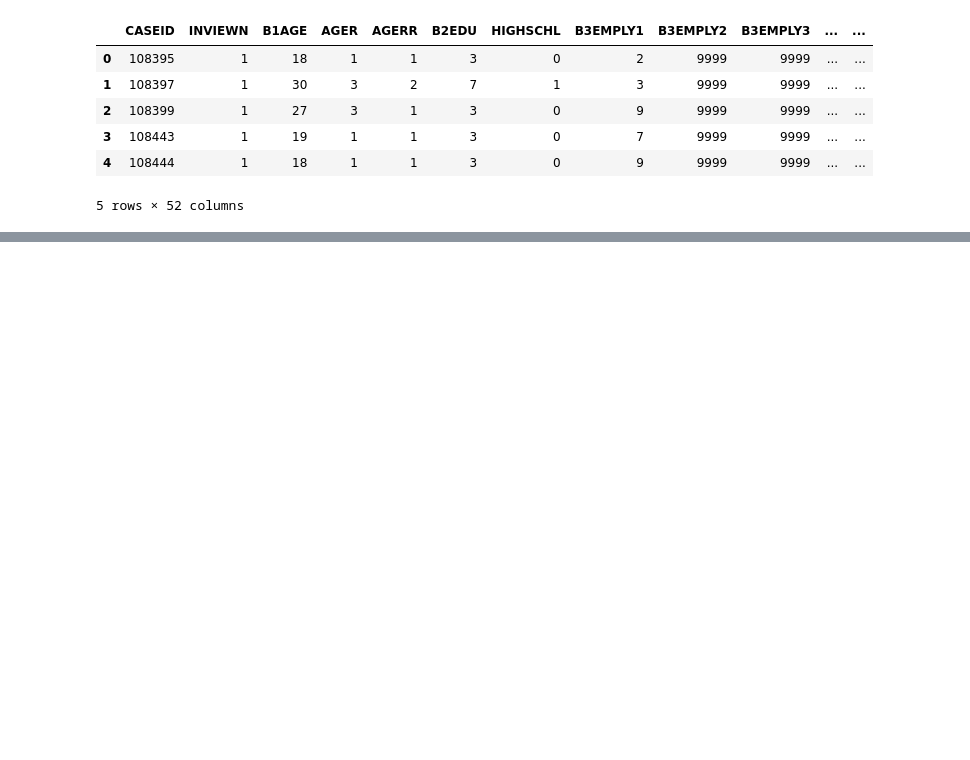
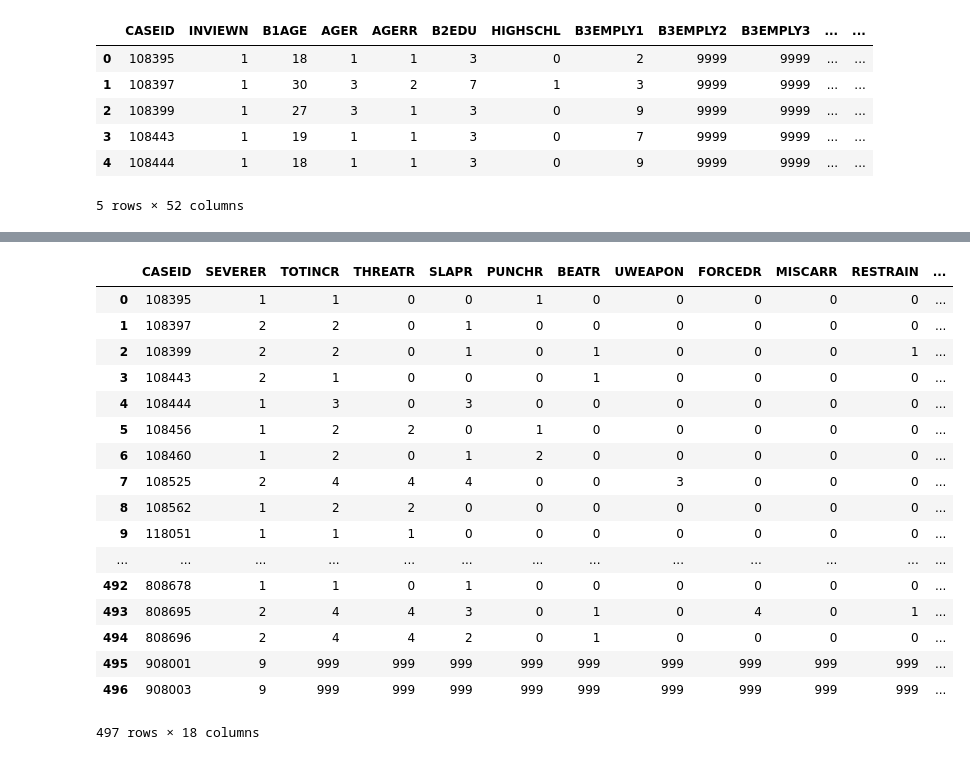
Before and after one commit to codeup-capstone-one/domestic-violence, a Jupyter notebook: jesse_dvproject.ipynb, the cells around one changed output, grey strips where cells are left out. Drawn from its saved outputs; the diff is of its cells as text; code cells hidden in the pictures; blank space fills up the shorter version.

```diff
--- a/jesse_dvproject.ipynb
+++ b/jesse_dvproject.ipynb
@@ -188,0 +171,41 @@ dfn.to_csv("data/1st_half.csv", index=False)
+# %%
+# Specify columns to take from dataframes 6, 8, 11, and 12:
+
+
+six_cols = ['CASEID',
+            'M5FIRED',
+            'M11HIGH',
+            'M35SAFE',
+            'M41ILLGL',
+            'M42DAGRR',
+            'M13TALKR',
+            'M32OTHER',
+            'M27HOW',
+            'M30ARRES',
+            'M31HOW',
+            'M38ORDER',
+           ]
+
+eleven_cols = ['CASEID',
+               'SEVERER',
+               'TOTINCR',
+               'THREATR',
+               'SLAPR',
+               'PUNCHR',
+               'BEATR',
+               'UWEAPON',
+               'FORCEDR',
+               'MISCARR',
+               'RESTRAIN',
+               'CHOKED',
+               'NDRUNK',
+               'RDRUNK',
+               'BOTHDRUN',
+               'NDRUGS',
+               'RDRUGS',
+               'BOTHDRUG',
+              ]
+# %%
+# drop dataframes down to desired features
+df6 = df6[six_cols]
+df11 = df11[eleven_cols]
@@ -188,0 +606,21 @@ dfn.to_csv("data/1st_half.csv", index=False)
+# %%
+df11
+# %% [output]
+|  | CASEID | SEVERER | TOTINCR | THREATR | SLAPR | PUNCHR | BEATR | UWEAPON | FORCEDR | MISCARR | RESTRAIN | ... |
+| 0 | 108395 | 1 | 1 | 0 | 0 | 1 | 0 | 0 | 0 | 0 | 0 | ... |
+| 1 | 108397 | 2 | 2 | 0 | 1 | 0 | 0 | 0 | 0 | 0 | 0 | ... |
+| 2 | 108399 | 2 | 2 | 0 | 1 | 0 | 1 | 0 | 0 | 0 | 1 | ... |
+| 3 | 108443 | 2 | 1 | 0 | 0 | 0 | 1 | 0 | 0 | 0 | 0 | ... |
+| 4 | 108444 | 1 | 3 | 0 | 3 | 0 | 0 | 0 | 0 | 0 | 0 | ... |
+| 5 | 108456 | 1 | 2 | 2 | 0 | 1 | 0 | 0 | 0 | 0 | 0 | ... |
+| 6 | 108460 | 1 | 2 | 0 | 1 | 2 | 0 | 0 | 0 | 0 | 0 | ... |
+| 7 | 108525 | 2 | 4 | 4 | 4 | 0 | 0 | 3 | 0 | 0 | 0 | ... |
+| 8 | 108562 | 1 | 2 | 2 | 0 | 0 | 0 | 0 | 0 | 0 | 0 | ... |
+| 9 | 118051 | 1 | 1 | 1 | 0 | 0 | 0 | 0 | 0 | 0 | 0 | ... |
+| ... | ... | ... | ... | ... | ... | ... | ... | ... | ... | ... | ... | ... |
+| 492 | 808678 | 1 | 1 | 0 | 1 | 0 | 0 | 0 | 0 | 0 | 0 | ... |
+| 493 | 808695 | 2 | 4 | 4 | 3 | 0 | 1 | 0 | 4 | 0 | 1 | ... |
+| 494 | 808696 | 2 | 4 | 4 | 2 | 0 | 1 | 0 | 0 | 0 | 0 | ... |
+| 495 | 908001 | 9 | 999 | 999 | 999 | 999 | 999 | 999 | 999 | 999 | 999 | ... |
+| 496 | 908003 | 9 | 999 | 999 | 999 | 999 | 999 | 999 | 999 | 999 | 999 | ... |
+497 rows × 18 columns
```
Also changed, not shown: parts of 52 cells of this notebook.
